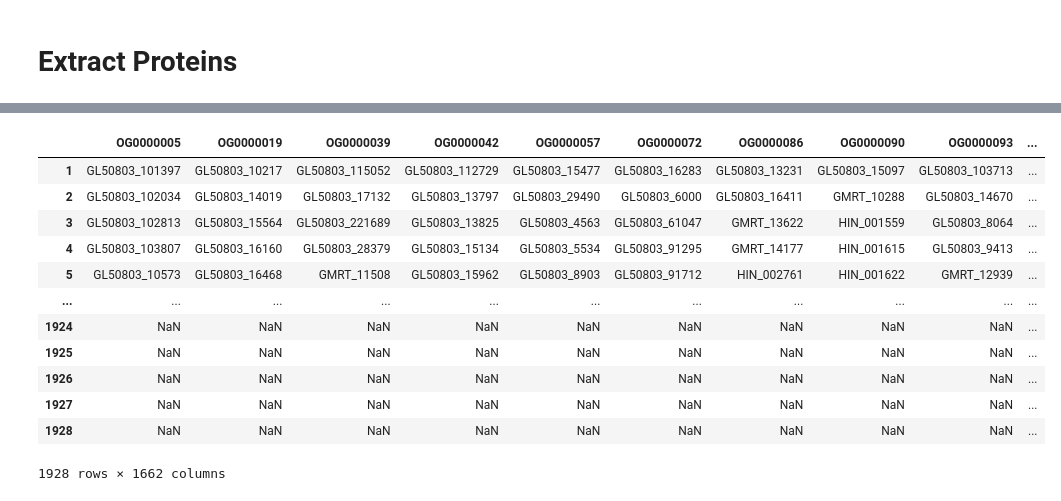
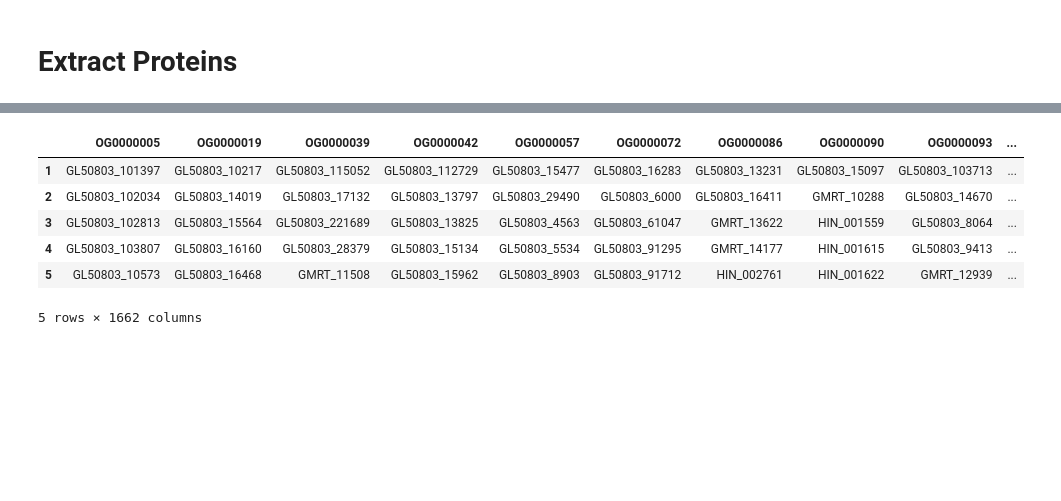
Before and after one commit to zeynepkurtw/H_inflata, a Jupyter notebook: jupyter/1_orthofinder/3_OG_conserved.ipynb, the cells around one changed output, grey strips where cells are left out. Saved outputs shown, nothing was run; the diff lists cells and outputs as text; code cells hidden in the pictures; blank space fills up the shorter version.

```diff
--- a/jupyter/1_orthofinder/3_OG_conserved.ipynb
+++ b/jupyter/1_orthofinder/3_OG_conserved.ipynb
@@ -75,26 +68,20 @@ Total muris genes = 2143
 # %%
 "OG gene list"
 OG_gene_list = pd.read_csv('/Users/zeyku390/PycharmProjects/H.inflata/output/1_orthofinder/Results_Oct10_7sp/Orthogroups/Orthogroups.txt', header=None, dtype=str, delim_whitespace=True)
 OG_gene_list = OG_gene_list.apply(lambda x: x.str.replace(":", ""))
 
 "extract proteins from OG"
 def extract_prot(OG_list):
     df = pd.merge(OG_gene_list, OG_list["Orthogroup"], right_on="Orthogroup", left_on=0).drop(
         columns="Orthogroup").set_index(0)
     return df
 
-extract_prot(og_diplo).T
+extract_prot(og_diplo).T.head()
 # %% [output]
 |  | OG0000005 | OG0000019 | OG0000039 | OG0000042 | OG0000057 | OG0000072 | OG0000086 | OG0000090 | OG0000093 | ... |
 | 1 | GL50803_101397 | GL50803_10217 | GL50803_115052 | GL50803_112729 | GL50803_15477 | GL50803_16283 | GL50803_13231 | GL50803_15097 | GL50803_103713 | ... |
 | 2 | GL50803_102034 | GL50803_14019 | GL50803_17132 | GL50803_13797 | GL50803_29490 | GL50803_6000 | GL50803_16411 | GMRT_10288 | GL50803_14670 | ... |
 | 3 | GL50803_102813 | GL50803_15564 | GL50803_221689 | GL50803_13825 | GL50803_4563 | GL50803_61047 | GMRT_13622 | HIN_001559 | GL50803_8064 | ... |
 | 4 | GL50803_103807 | GL50803_16160 | GL50803_28379 | GL50803_15134 | GL50803_5534 | GL50803_91295 | GMRT_14177 | HIN_001615 | GL50803_9413 | ... |
 | 5 | GL50803_10573 | GL50803_16468 | GMRT_11508 | GL50803_15962 | GL50803_8903 | GL50803_91712 | HIN_002761 | HIN_001622 | GMRT_12939 | ... |
-| ... | ... | ... | ... | ... | ... | ... | ... | ... | ... | ... |
-| 1924 | NaN | NaN | NaN | NaN | NaN | NaN | NaN | NaN | NaN | ... |
-| 1925 | NaN | NaN | NaN | NaN | NaN | NaN | NaN | NaN | NaN | ... |
-| 1926 | NaN | NaN | NaN | NaN | NaN | NaN | NaN | NaN | NaN | ... |
-| 1927 | NaN | NaN | NaN | NaN | NaN | NaN | NaN | NaN | NaN | ... |
-| 1928 | NaN | NaN | NaN | NaN | NaN | NaN | NaN | NaN | NaN | ... |
-1928 rows × 1662 columns
+5 rows × 1662 columns
```
Also changed, not shown: parts of 1 cell of this notebook, 2 other files.
